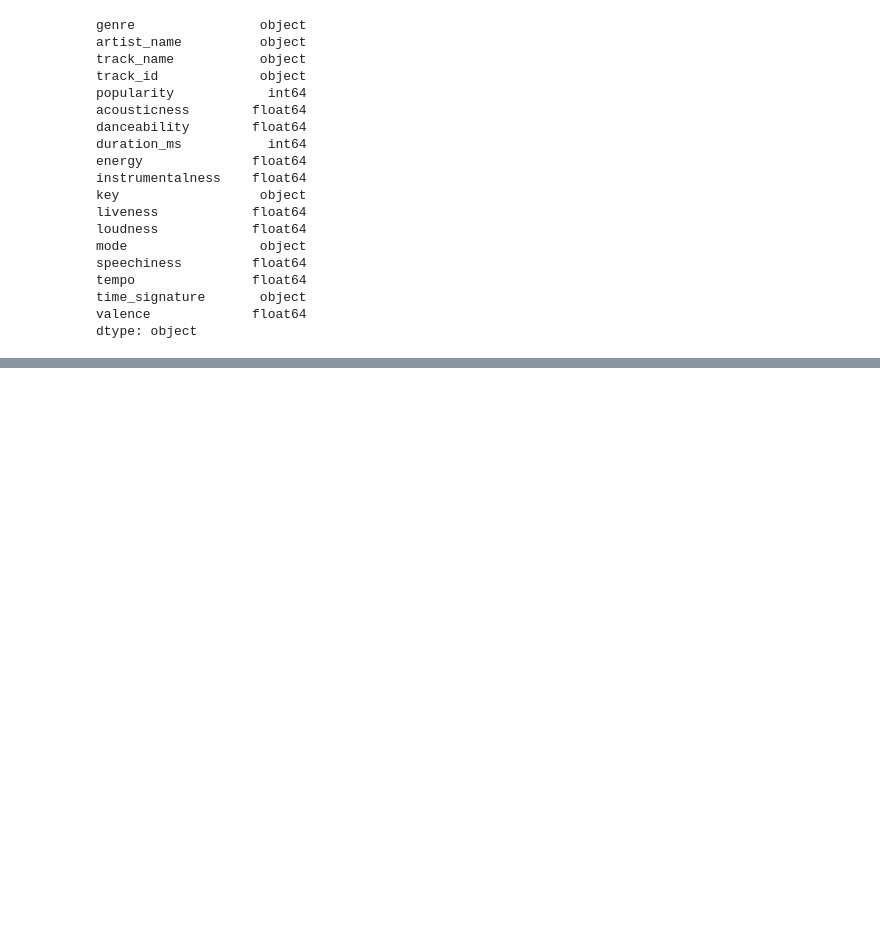
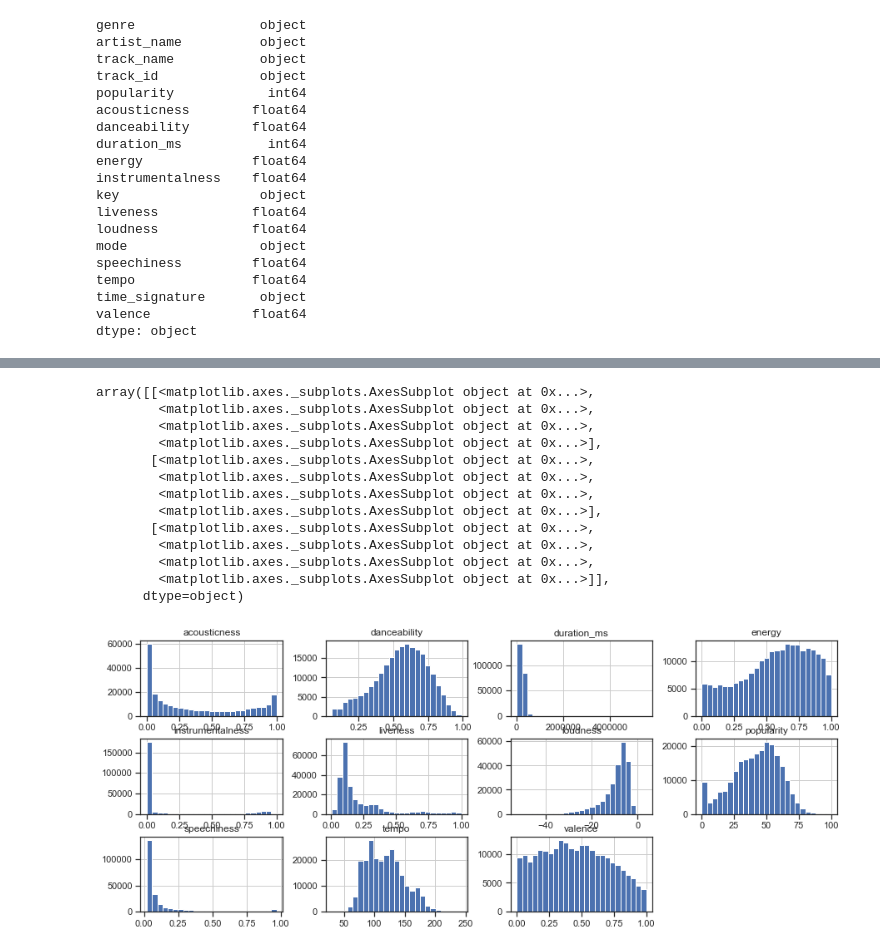
Before and after one commit to negar-sh/spotify, a Jupyter notebook: Spotify.ipynb, the cells around one changed output, grey strips where cells are left out. Drawn from its saved outputs; the diff is of its cells as text; code cells hidden in the pictures; blank space fills up the shorter version.

```diff
--- a/Spotify.ipynb
+++ b/Spotify.ipynb
@@ -59,0 +91,3 @@ HTTPError: HTTP Error 404: Not Found
+# %%
+data = df
+data.info()
@@ -59,0 +112,20 @@ HTTPError: HTTP Error 404: Not Found
+# %%
+numerical = ['popularity','acousticness','danceability','duration_ms','energy',
+             'instrumentalness','liveness','loudness','speechiness','tempo','valence']
+# %%
+data[numerical].hist(bins=25, figsize=(15, 6), layout=(3, 4))
+# %% [output]
+array([[<matplotlib.axes._subplots.AxesSubplot object at 0x...>,
+        <matplotlib.axes._subplots.AxesSubplot object at 0x...>,
+        <matplotlib.axes._subplots.AxesSubplot object at 0x...>,
+        <matplotlib.axes._subplots.AxesSubplot object at 0x...>],
+       [<matplotlib.axes._subplots.AxesSubplot object at 0x...>,
+        <matplotlib.axes._subplots.AxesSubplot object at 0x...>,
+        <matplotlib.axes._subplots.AxesSubplot object at 0x...>,
+        <matplotlib.axes._subplots.AxesSubplot object at 0x...>],
+       [<matplotlib.axes._subplots.AxesSubplot object at 0x...>,
+        <matplotlib.axes._subplots.AxesSubplot object at 0x...>,
+        <matplotlib.axes._subplots.AxesSubplot object at 0x...>,
+        <matplotlib.axes._subplots.AxesSubplot object at 0x...>]],
+      dtype=object)
+[figure, added]
```
Also changed, not shown: parts of 13 cells of this notebook.
